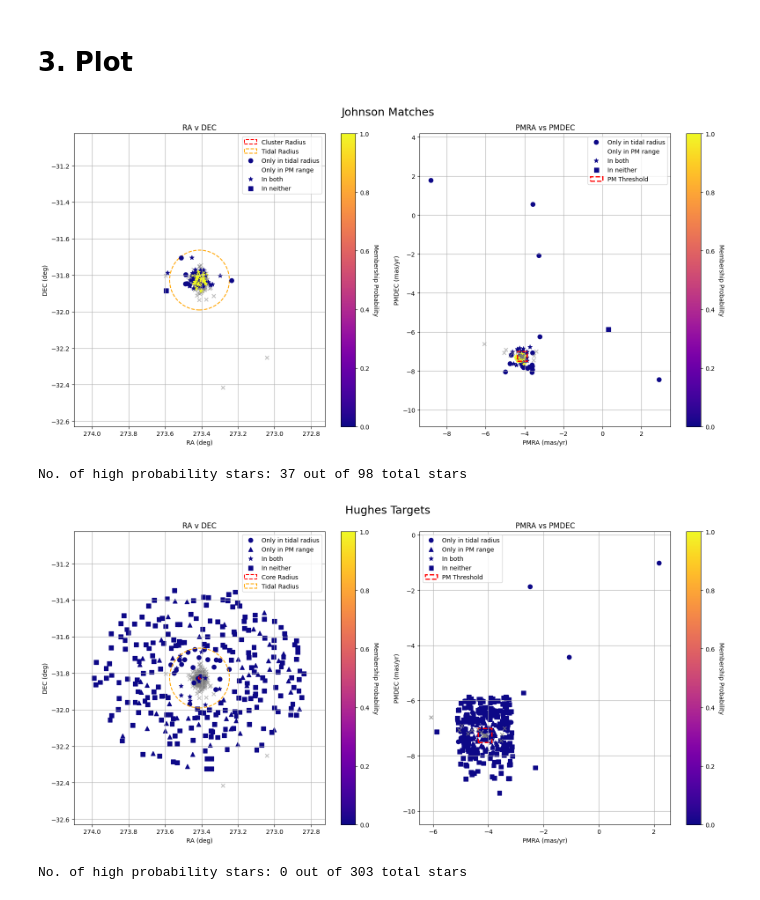
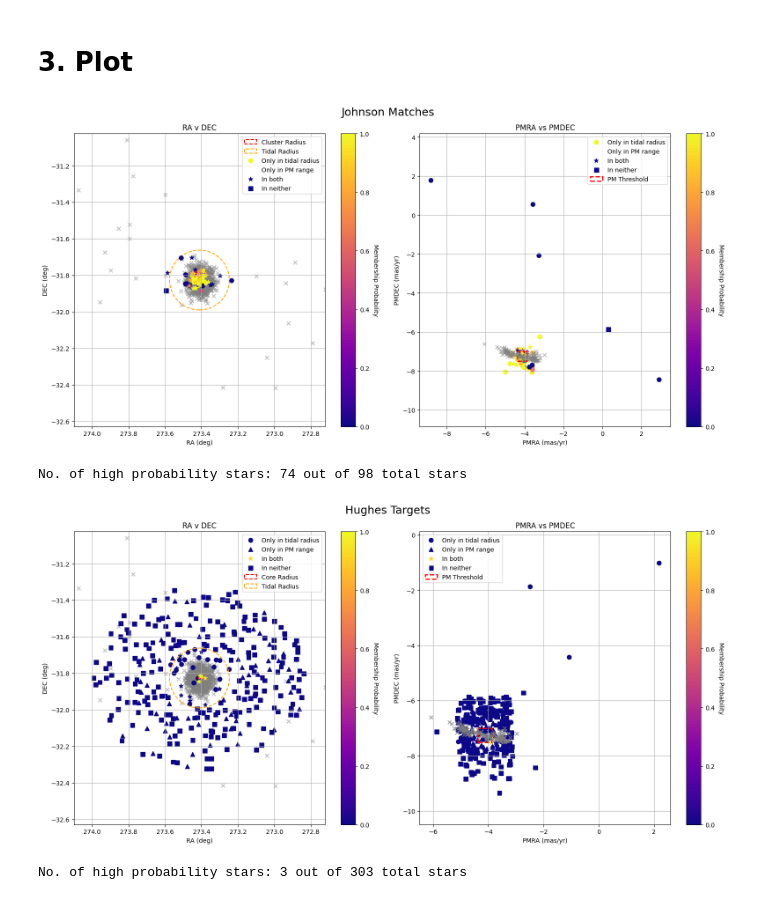
Before and after one commit to mcadamsean/cluster-membership, a Jupyter notebook: notebooks/comparisons.ipynb, the cells around one changed output. Saved outputs shown, nothing was run; the diff lists cells and outputs as text; code cells hidden in the pictures.

Commit message:
Sort by gatekeeper residual

```diff
--- a/notebooks/comparisons.ipynb
+++ b/notebooks/comparisons.ipynb
@@ -28,7 +28,7 @@ from collections import defaultdict
 observed_probs_df = pd.read_csv('C:/Users/smick/Desktop/Research/notebooks/piecewise/observed_stars_probabilities.csv')
 
 # Import Gala stars to see where cluster stars are predicted to be
-gala_stars_cut = pd.read_csv('C:/Users/smick/Desktop/Research/notebooks/piecewise/gala_stars_mag_limited.csv')
+gala_stars = pd.read_csv('C:/Users/smick/Desktop/Research/notebooks/piecewise/gala_stars.csv')
 
 # Import members/matches/targets
 Johnson_matches = pd.read_csv('C:/Users/smick/Desktop/Research/data/johnson_bdbs_match.csv')
@@ -45,12 +45,12 @@ print(Hughes_targets.columns.tolist())
 Hughes_targets['n6569_oid'] = Hughes_targets['ID.1']
 # %%
 # Merging datasets on the star's ID, 'n6569_oid' in this case
-Johnson_crossmatches = Johnson_matches.merge(observed_probs_df[['n6569_oid', 'Gala Weighted Residual']], on='n6569_oid', how='left')
-Hughes_crosstargets = Hughes_targets.merge(observed_probs_df[['n6569_oid', 'Gala Weighted Residual']], on='n6569_oid', how='left')
+Johnson_crossmatches = Johnson_matches.merge(observed_probs_df[['n6569_oid', 'Gatekeeper Residual']], on='n6569_oid', how='left')
+Hughes_crosstargets = Hughes_targets.merge(observed_probs_df[['n6569_oid', 'Gatekeeper Residual']], on='n6569_oid', how='left')
 # %%
 # Replace any stars that aren't assigned membership probabilities with 0's
-Johnson_crossmatches['Gala Weighted Residual'] = Johnson_crossmatches['Gala Weighted Residual'].fillna(0)
-Hughes_crosstargets['Gala Weighted Residual'] = Hughes_crosstargets['Gala Weighted Residual'].fillna(0)
+Johnson_crossmatches['Gatekeeper Residual'] = Johnson_crossmatches['Gatekeeper Residual'].fillna(0)
+Hughes_crosstargets['Gatekeeper Residual'] = Hughes_crosstargets['Gatekeeper Residual'].fillna(0)
 # %% [markdown]
 # 2. Add markers
 
@@ -188,7 +186,7 @@ cmap = plt.get_cmap('plasma')
 norm = mcolors.Normalize(vmin=0.0, vmax=1.0)
 
 # Plot Gala stars
-ax1.scatter(gala_stars_cut['RA'], gala_stars_cut['DEC'], marker='x', color='grey', alpha=0.5)
+ax1.scatter(gala_stars['RA'], gala_stars['DEC'], marker='x', color='grey', alpha=0.5)
 
 for cat, marker in markers_dict.items():
     # Filter the subset
@@ -196,7 +194,7 @@ for cat, marker in markers_dict.items():
     sc1 = ax1.scatter(
         subset['radeg'],
         subset['decdeg'],
-        c=subset['Gala Weighted Residual'],  # or your membership probability column
+        c=subset['Gatekeeper Residual'],  # or your membership probability column
         cmap=cmap,
         norm=norm,
         marker=marker,
@@ -226,7 +224,7 @@ for cat, marker in markers_dict.items():
     sc2 = ax2.scatter(
         subset['pmra'],
         subset['pmdec'],
-        c=subset['Gala Weighted Residual'],
+        c=subset['Gatekeeper Residual'],
         cmap=cmap,
         norm=norm,
         marker=marker,
@@ -244,37 +242,37 @@ box = Rectangle(
     (lower_left_x, lower_left_y), box_size, box_size,
     fill=False,
     edgecolor='red',
     linewidth=2,
     linestyle='--',
     label='PM Threshold'
 )
 ax2.add_patch(box)
 
 # Plot gala stars
-ax2.scatter(gala_stars_cut['PM_RA'], gala_stars_cut['PM_DEC'], marker='x', color='grey', alpha=0.5)
+ax2.scatter(gala_stars['PM_RA'], gala_stars['PM_DEC'], marker='x', color='grey', alpha=0.5)
 
 # Limits and labels
 ax2.set_xlabel('PMRA (mas/yr)')
 ax2.set_ylabel('PMDEC (mas/yr)')
 ax2.legend(loc='best')
 ax2.set_title('PMRA vs PMDEC')
 ax2.grid(True)
 ax2.set_aspect('equal', adjustable='datalim')
 
 
 # Add colorbar
 cbar2 = plt.colorbar(sc2, ax=ax2)
 cbar2.set_label('Membership Probability', rotation=270, labelpad=15)
 
 # Plot
 plt.tight_layout()
 plt.show()
 
 # Check how many stars get assigned a high probability
-print(f"No. of high probability stars: {len(np.where(Johnson_crossmatches['Gala Weighted Residual'] >= 0.5)[0])} out of {len(Johnson_crossmatches['Gala Weighted Residual'])} total stars")
+print(f"No. of high probability stars: {len(np.where(Johnson_crossmatches['Gatekeeper Residual'] >= 0.5)[0])} out of {len(Johnson_crossmatches['Gatekeeper Residual'])} total stars")
 # %% [output]
-[figure, old version]
+[figure, new version]
-No. of high probability stars: 37 out of 98 total stars
+No. of high probability stars: 74 out of 98 total stars
 # %%
 # Repeat for the next dataset
 fig, (ax1, ax2) = plt.subplots(1, 2, figsize=(16, 8))
@@ -288,7 +286,7 @@ cmap = plt.get_cmap('plasma')
 norm = mcolors.Normalize(vmin=0.0, vmax=1.0)
 
 # Plot Gala stars
-ax1.scatter(gala_stars_cut['RA'], gala_stars_cut['DEC'], marker='x', color='grey', alpha=0.5)
+ax1.scatter(gala_stars['RA'], gala_stars['DEC'], marker='x', color='grey', alpha=0.5)
 
 for cat, marker in markers_dict.items():
     # Filter the subset
@@ -296,7 +294,7 @@ for cat, marker in markers_dict.items():
     sc1 = ax1.scatter(
         subset['radeg'],
         subset['decdeg'],
-        c=subset['Gala Weighted Residual'],  # or your membership probability column
+        c=subset['Gatekeeper Residual'],  # or your membership probability column
         cmap=cmap,
         norm=norm,
         marker=marker,
@@ -341,7 +339,7 @@ for cat, marker in markers_dict.items():
     sc2 = ax2.scatter(
         subset['pmra'],
         subset['pmdec'],
-        c=subset['Gala Weighted Residual'],
+        c=subset['Gatekeeper Residual'],
         cmap=cmap,
         norm=norm,
         marker=marker,
@@ -366,7 +364,7 @@ box = Rectangle(
 ax2.add_patch(box)
 
 # Plot gala stars
-ax2.scatter(gala_stars_cut['PM_RA'], gala_stars_cut['PM_DEC'], marker='x', color='grey', alpha=0.75)
+ax2.scatter(gala_stars['PM_RA'], gala_stars['PM_DEC'], marker='x', color='grey', alpha=0.75)
 
 # Limits and labels
 ax2.set_xlabel('PMRA (mas/yr)')
@@ -384,7 +382,7 @@ plt.tight_layout()
 plt.show()
 
 # Check how many stars get assigned a high probability
-print(f"No. of high probability stars: {len(np.where(Hughes_crosstargets['Gala Weighted Residual'] >= 0.5)[0])} out of {len(Hughes_crosstargets['Gala Weighted Residual'])} total stars")
+print(f"No. of high probability stars: {len(np.where(Hughes_crosstargets['Gatekeeper Residual'] >= 0.5)[0])} out of {len(Hughes_crosstargets['Gatekeeper Residual'])} total stars")
 # %% [output]
-[figure, old version]
+[figure, new version]
-No. of high probability stars: 0 out of 303 total stars
+No. of high probability stars: 3 out of 303 total stars
```
Also changed, not shown: parts of 2 cells of this notebook.
